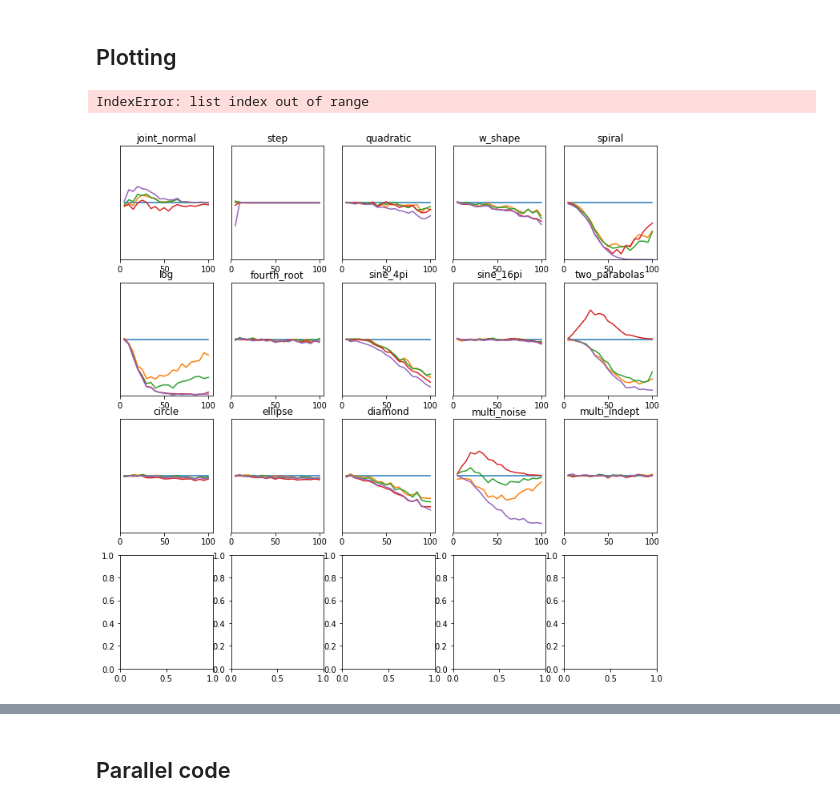
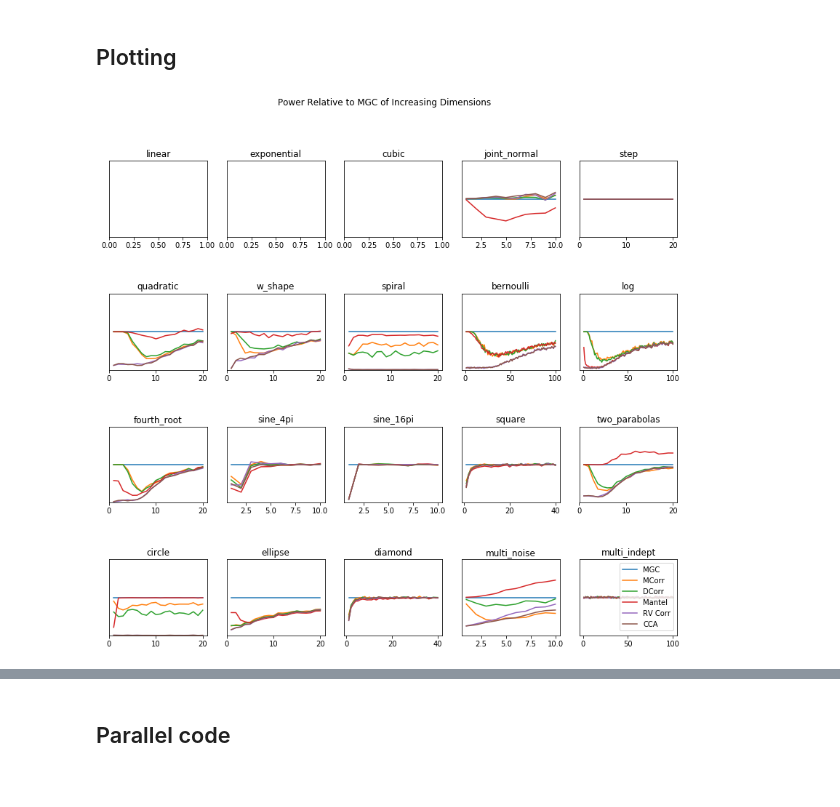
Before and after one commit to neurodata/mgcpy-old, a Jupyter notebook: demos/figure_2_power_curve.ipynb, the cells around one changed output, grey strips where cells are left out. Cells and saved outputs as stored; diff of their text form; code cells hidden in the pictures.

Commit message:
generated power curves for sample sizes

```diff
--- a/demos/figure_2_power_curve.ipynb
+++ b/demos/figure_2_power_curve.ipynb
@@ -114,6 +114,3 @@ CCA finished
 bernoulli finished
 # %% [markdown]
 ## Power vs. Sample Size
-# %%
-pearson = RVCorr(data_matrix_X=np.nan, data_matrix_Y=np.nan, compute_distance_matrix=compute_distance_matrix, which_test='pearson')
-power(pearson, linear_sim, num_samples=100, num_dimensions=1, noise=0)
@@ -211,15 +167,15 @@ TypeError: 'float' object is not subscriptable
 # %%
-simulations = {'bernoulli': ubern_sim, 'linear': linear_sim, 'exponential': exp_sim,
-              'cubic': cub_sim, 'square': square_sim}
-'''
-{'joint_normal': joint_sim, 'sine_4pi': sin_sim, 'sine_16pi': sin_sim, 'multi_noise': multi_noise_sim,
+#simulations = {'bernoulli': ubern_sim, , 'square': square_sim, 'linear': linear_sim, 'exponential': exp_sim,'cubic': cub_sim}
+
+simulations = {'joint_normal':joint_sim, 'sine_4pi': sin_sim, 'sine_16pi': sin_sim, 'multi_noise': multi_noise_sim,
                'step': step_sim, 'spiral': spiral_sim, 'circle': circle_sim, 'ellipse': circle_sim, 'diamond': square_sim,
                'log': log_sim, 'quadratic': quad_sim, 'w_shape': w_sim, 'two_parabolas': two_parab_sim, 'fourth_root': root_sim,
                'multi_indept': multi_indep_sim}
-'''
 
 for sim_name, sim_func in simulations.items():
     power_results = compute_all_power_vs_sample_size(sim_func, sim_name)
-    pickle.dump(power_results, open('../../NeuroData/power_curve_sample_size_{}.pkl'.format(sim_name), 'wb'))
+    file = open('../../NeuroData/power_curve_sample_size_{}.pkl'.format(sim_name), 'wb')
+    pickle.dump(power_results, file)
+    file.close()
     print('{} finished'.format(sim_name))
 # %% [output]
@@ -354,13 +268,12 @@ def plot_power_curve_sample_size(power_results, simulation_name):
     #plt.show()
 # %%
 def plot_all_curves(which_type):
-    simulation_names = ['joint_normal', 'step', 'quadratic', 'w_shape', 'spiral',
-                        'log', 'fourth_root', 'sine_4pi',
-                       'sine_16pi', 'two_parabolas', 'circle', 'ellipse', 'diamond', 'multi_noise',
+    simulation_names = ['linear', 'exponential', 'cubic','joint_normal', 'step', 'quadratic', 'w_shape', 'spiral',
+                        'bernoulli', 'log', 'fourth_root', 'sine_4pi',
+                       'sine_16pi', 'square', 'two_parabolas', 'circle', 'ellipse', 'diamond', 'multi_noise',
                         'multi_indept']
-    # 'bernoulli', 'square', 'linear', 'exponential', 'cubic',
 
-    fig, ax = plt.subplots(nrows=4, ncols=5, figsize=(12,12))
+    fig, ax = plt.subplots(nrows=4, ncols=5, figsize=(14,12))
     index = 0
     for i, row in enumerate(ax):
         for j, col in enumerate(row):
@@ -398,7 +311,6 @@ def plot_all_curves(which_type):
         fig.suptitle('Power Relative to MGC of for 20 Simulated 1-Dimensional Settings')
         plt.savefig('../../../../Desktop/Neuro Data Design/all_curves_sample_size')
 # %%
-plot_all_curves('sample_size')
+plot_all_curves('dimension')
 # %% [output]
-IndexError: list index out of range
-[figure, old version]
+[figure, new version]
```
Also changed, not shown: parts of 7 cells of this notebook, 1 other file.
